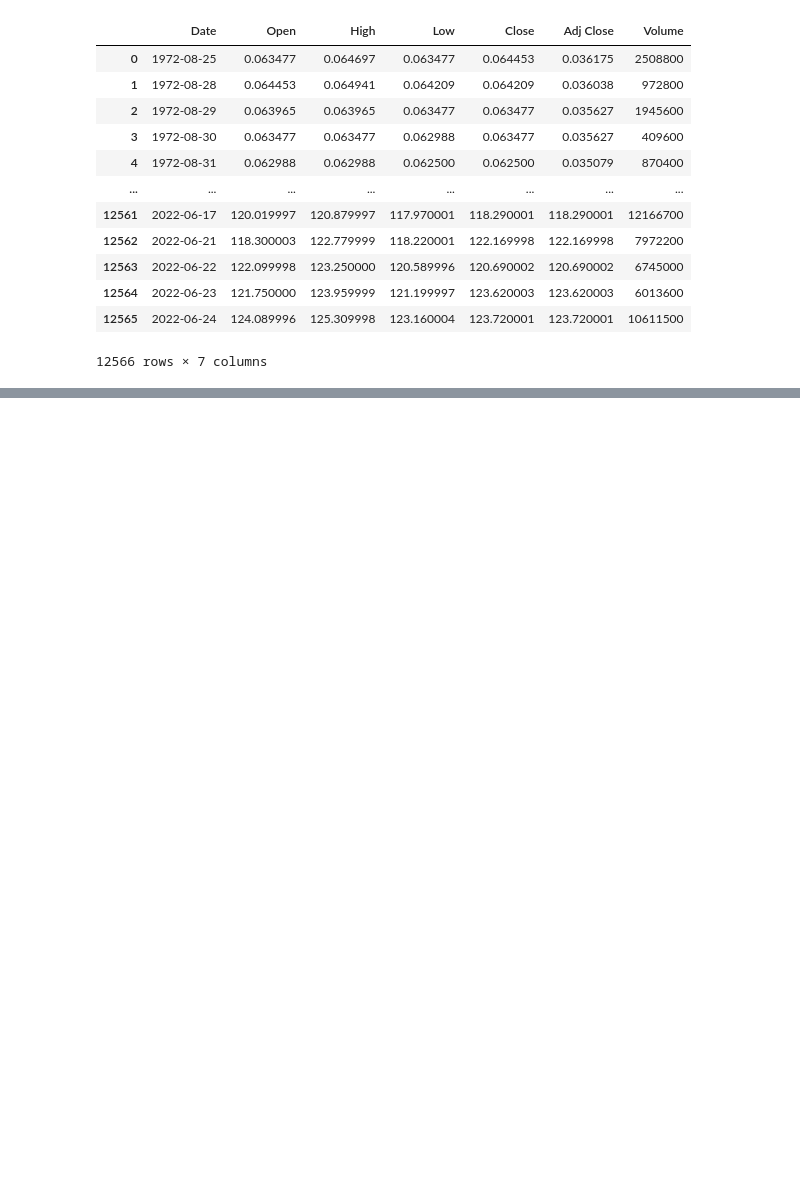
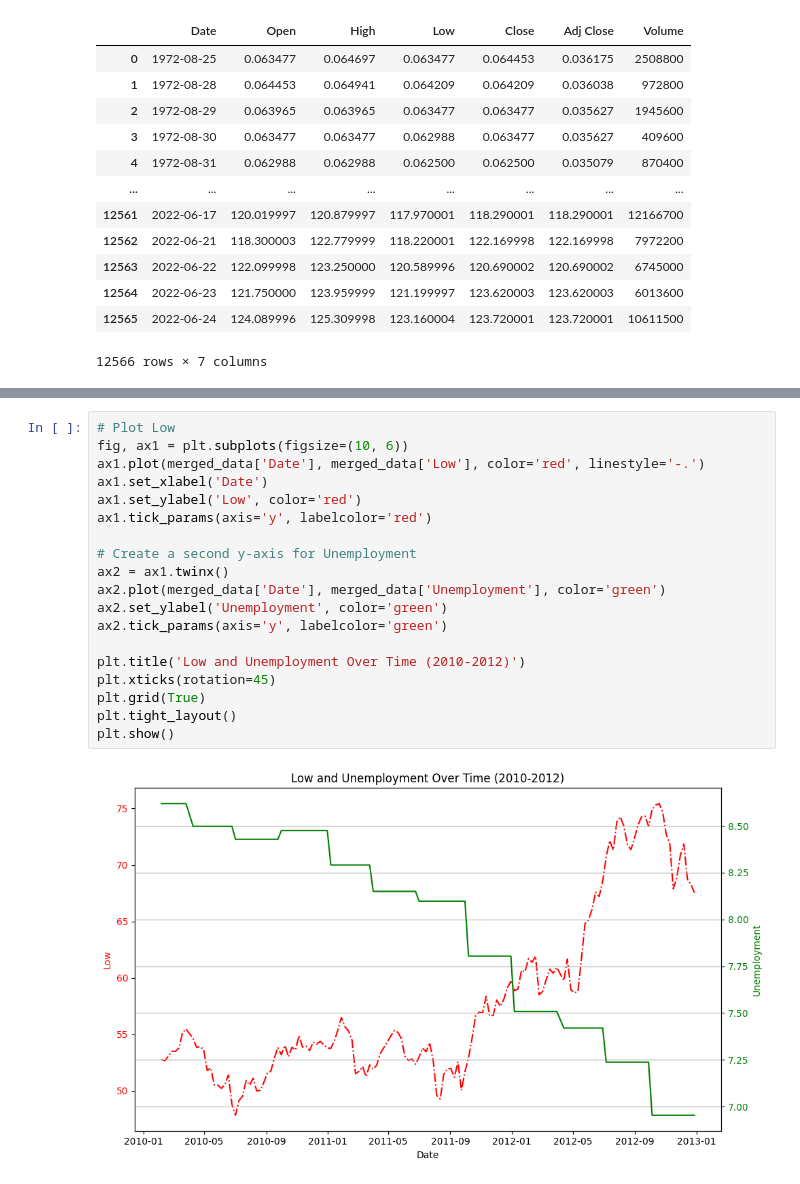
Before and after one commit to Chisholm10/CMSE-202-Project, a Jupyter notebook: FinalProject.ipynb, the cells around one changed output, grey strips where cells are left out. Saved outputs shown, nothing was run; the diff lists cells and outputs as text; blank space fills up the shorter version.

```diff
--- a/FinalProject.ipynb
+++ b/FinalProject.ipynb
@@ -162,0 +312,21 @@ final_merged_data.head()
+# %%
+# Plot Low
+fig, ax1 = plt.subplots(figsize=(10, 6))
+ax1.plot(merged_data['Date'], merged_data['Low'], color='red', linestyle='-.')
+ax1.set_xlabel('Date')
+ax1.set_ylabel('Low', color='red')
+ax1.tick_params(axis='y', labelcolor='red')
+
+# Create a second y-axis for Unemployment
+ax2 = ax1.twinx()
+ax2.plot(merged_data['Date'], merged_data['Unemployment'], color='green')
+ax2.set_ylabel('Unemployment', color='green')
+ax2.tick_params(axis='y', labelcolor='green')
+
+plt.title('Low and Unemployment Over Time (2010-2012)')
+plt.xticks(rotation=45)
+plt.grid(True)
+plt.tight_layout()
+plt.show()
+# %% [output]
+[figure, added]
```
Also changed, not shown: parts of 25 cells of this notebook.
